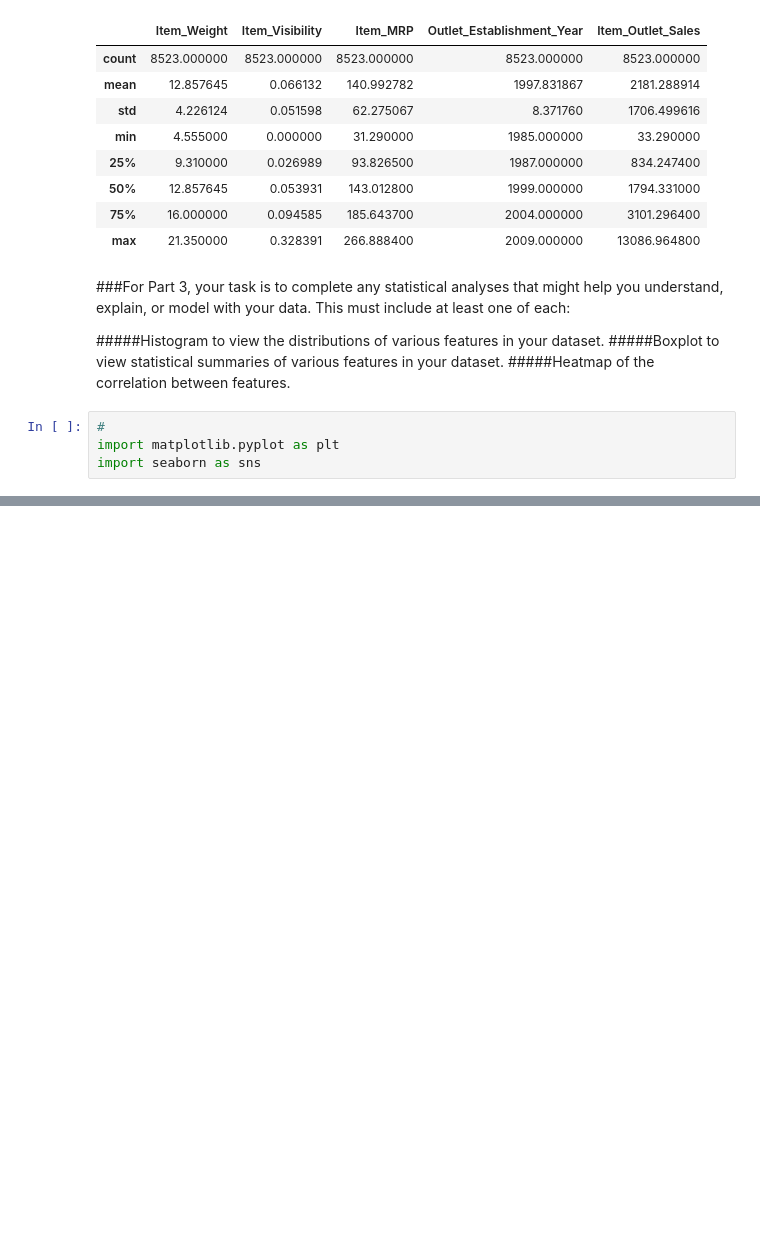
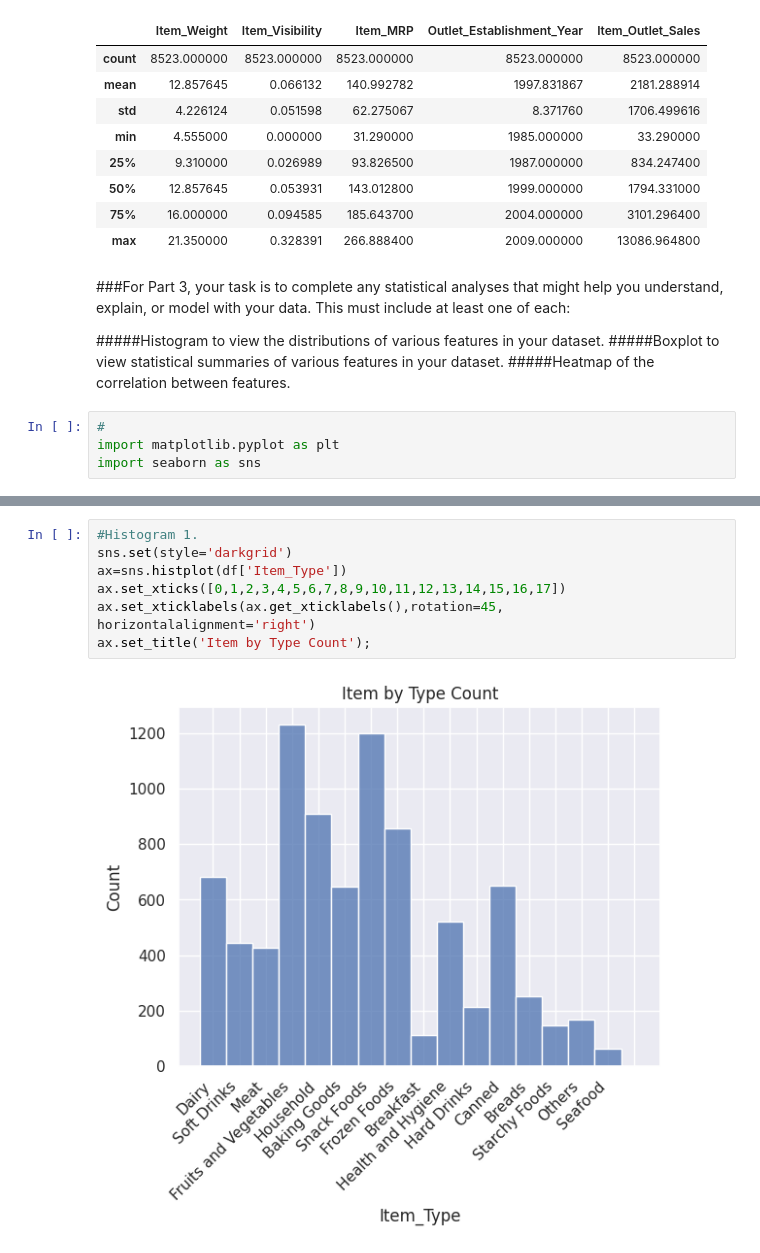
Before and after one commit to MikeyClausen/Prediction-of-Product-Sales, a Jupyter notebook: p1p3.ipynb, the cells around one changed output, grey strips where cells are left out. Drawn from its saved outputs; the diff is of its cells as text; blank space fills up the shorter version.

```diff
--- a/p1p3.ipynb
+++ b/p1p3.ipynb
@@ -216,0 +207,9 @@ df.head(15)
+# %%
+#Histogram 1.
+sns.set(style='darkgrid')
+ax=sns.histplot(df['Item_Type'])
+ax.set_xticks([0,1,2,3,4,5,6,7,8,9,10,11,12,13,14,15,16,17])
+ax.set_xticklabels(ax.get_xticklabels(),rotation=45, horizontalalignment='right')
+ax.set_title('Item by Type Count');
+# %% [output]
+[figure, added]
```
Also changed, not shown: parts of 15 cells of this notebook.
